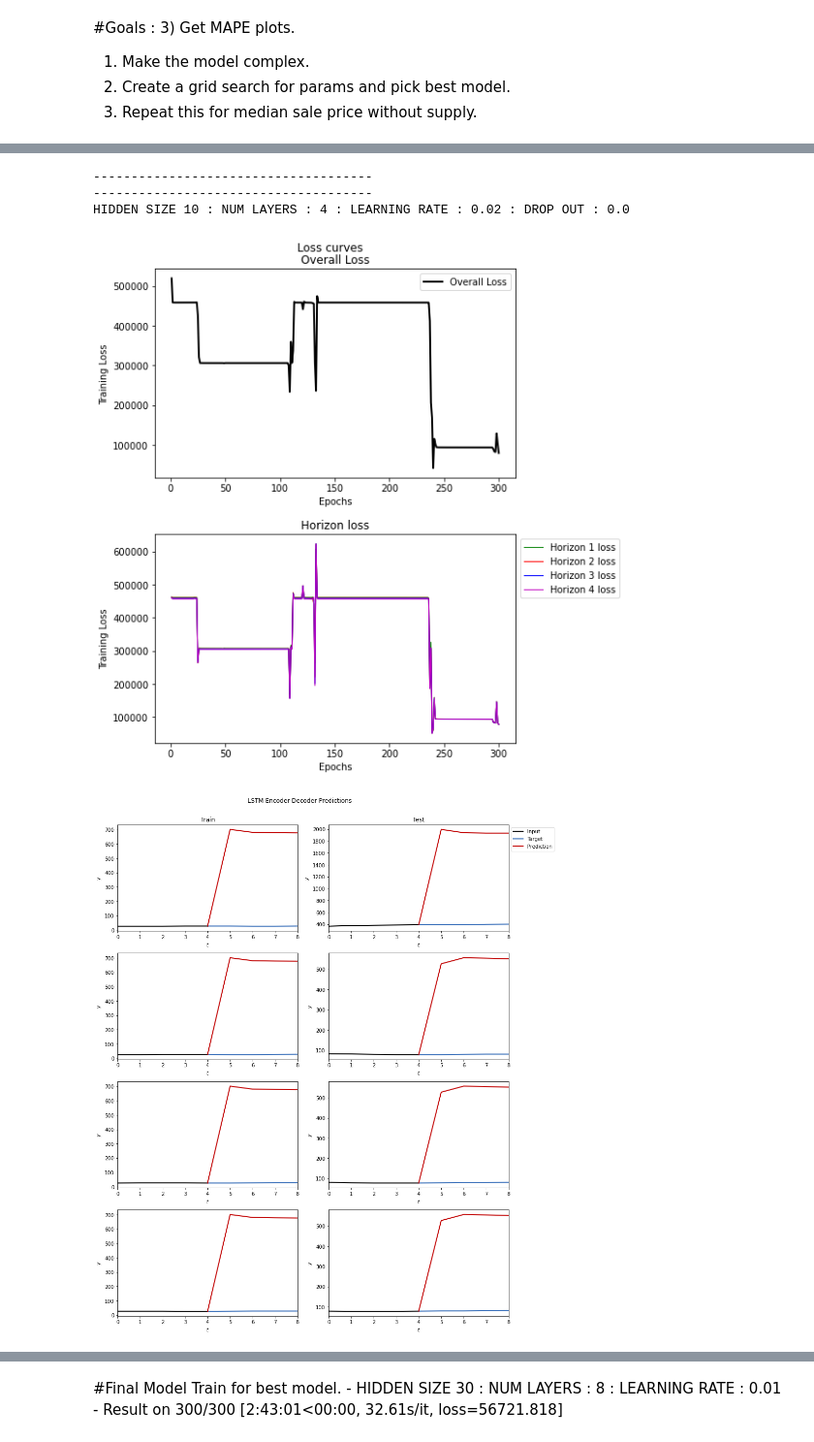
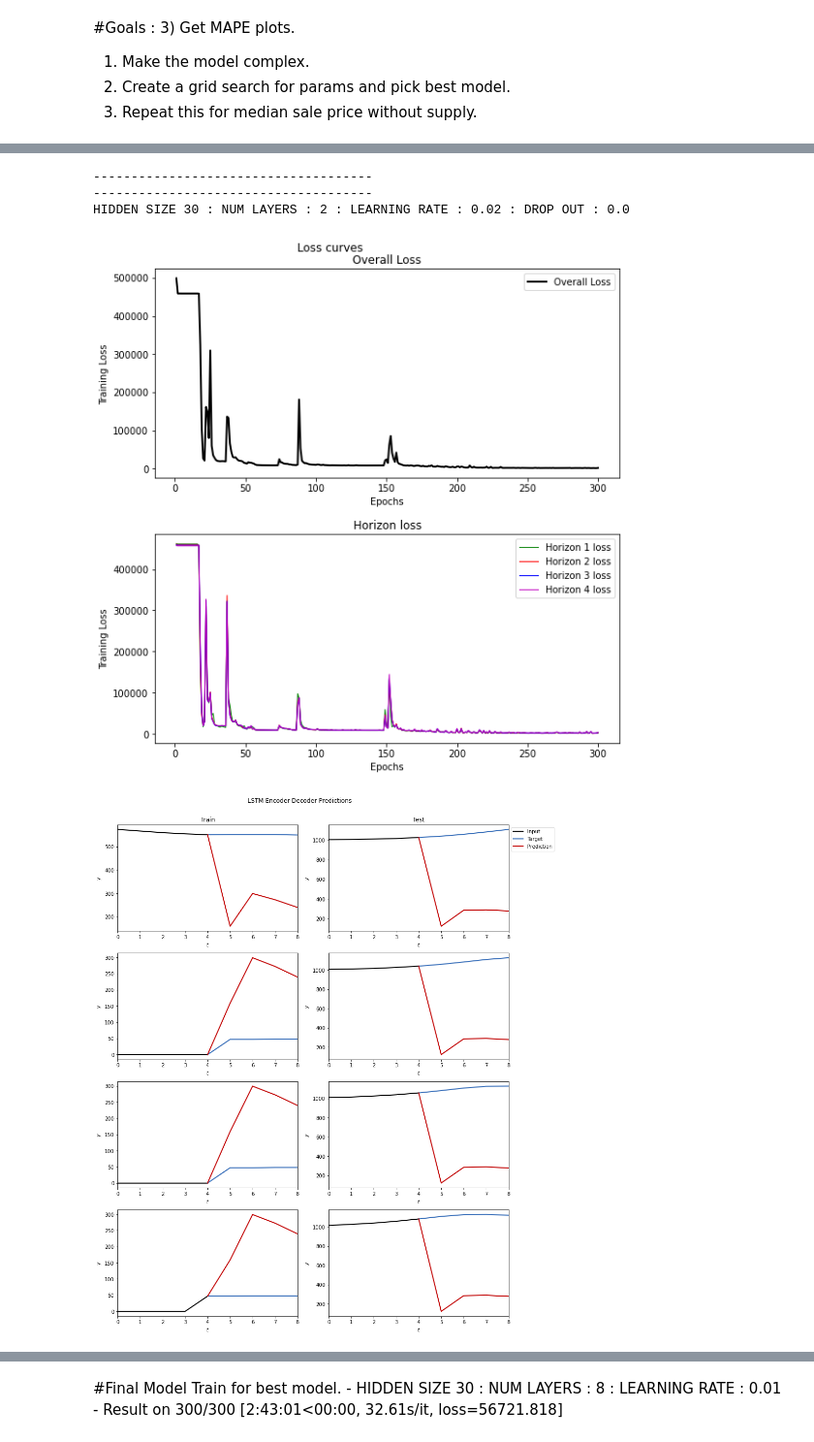
Before and after one commit to sparsha1644/HomePriceBeastNew, a Jupyter notebook: LSTM_EncoderDecoder.ipynb, the cells around one changed output, grey strips where cells are left out. Shown at 97% size. Saved outputs shown, nothing was run; the diff lists cells and outputs as text; code cells hidden in the pictures.

```diff
--- a/LSTM_EncoderDecoder.ipynb
+++ b/LSTM_EncoderDecoder.ipynb
@@ -472,8 +472,8 @@ def plot_loss_values(loss, losses_per_horizon):
 5) Repeat this for median sale price without supply.
 # %%
 hidden_sizes = [10,15,30,60]
-layers = [2, 4]
-learning_rates = [0.02,0.05]
+layers = [2]
+learning_rates = [0.02]
 dropouts = [0.0]
 n_epochs = 300
 bacth_size = 5000
@@ -531,5 +532,5 @@ HIDDEN SIZE 10 : NUM LAYERS : 2 : LEARNING RATE : 0.05 : DROP OUT : 0.0
--------------------------------------
--------------------------------------
-HIDDEN SIZE 10 : NUM LAYERS : 4 : LEARNING RATE : 0.02 : DROP OUT : 0.0
+-------------------------------------
+-------------------------------------
+HIDDEN SIZE 30 : NUM LAYERS : 2 : LEARNING RATE : 0.02 : DROP OUT : 0.0
-[figure, old version]
+[figure, new version]
-[figure, old version]
+[figure, new version]
```
Also changed, not shown: parts of 20 cells of this notebook, 17 other files.
